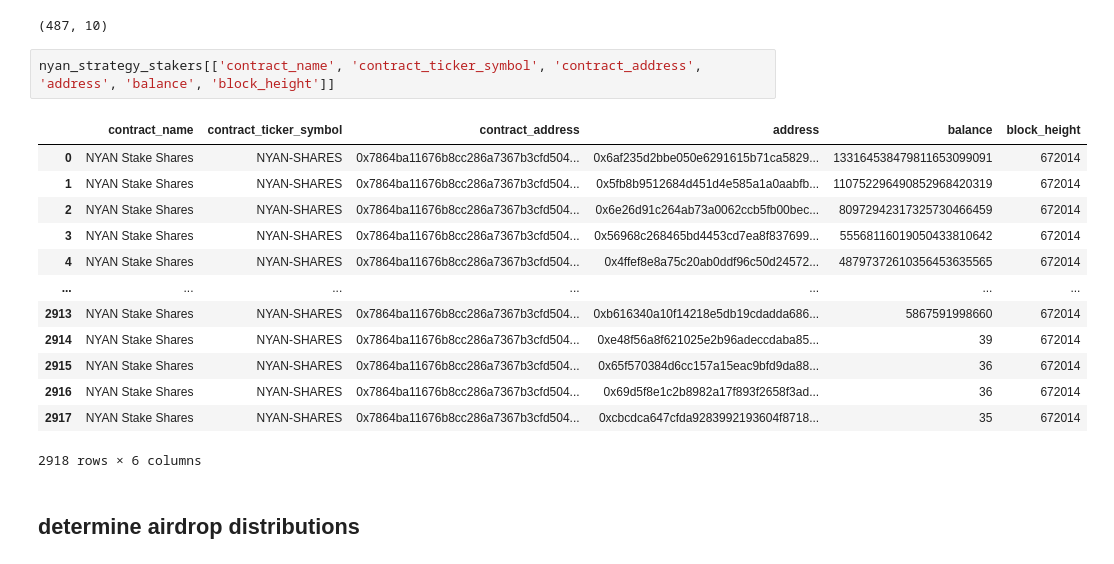
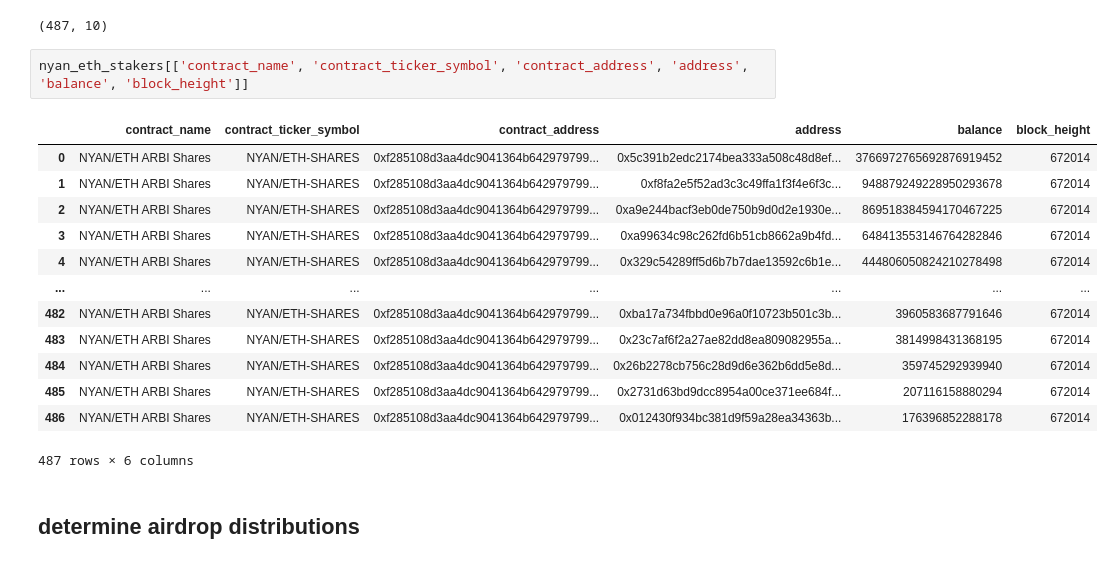
Before and after one commit to treerao/airdrop-nyan, a Jupyter notebook: airdrop_distribution_final.ipynb, the cells around one changed output. Saved outputs shown, nothing was run; the diff lists cells and outputs as text.

```diff
--- a/airdrop_distribution_final.ipynb
+++ b/airdrop_distribution_final.ipynb
@@ -52,21 +52,21 @@ nyan_eth_stakers.shape
 # %% [output]
 (487, 10)
 # %%
-nyan_strategy_stakers[['contract_name', 'contract_ticker_symbol', 'contract_address', 'address', 'balance', 'block_height']]
+nyan_eth_stakers[['contract_name', 'contract_ticker_symbol', 'contract_address', 'address', 'balance', 'block_height']]
 # %% [output]
 |  | contract_name | contract_ticker_symbol | contract_address | address | balance | block_height |
-| 0 | NYAN Stake Shares | NYAN-SHARES | 0x7864ba11676b8cc286a7367b3cfd504... | 0x6af235d2bbe050e6291615b71ca5829... | 133164538479811653099091 | 672014 |
-| 1 | NYAN Stake Shares | NYAN-SHARES | 0x7864ba11676b8cc286a7367b3cfd504... | 0x5fb8b9512684d451d4e585a1a0aabfb... | 110752296490852968420319 | 672014 |
-| 2 | NYAN Stake Shares | NYAN-SHARES | 0x7864ba11676b8cc286a7367b3cfd504... | 0x6e26d91c264ab73a0062ccb5fb00bec... | 80972942317325730466459 | 672014 |
-| 3 | NYAN Stake Shares | NYAN-SHARES | 0x7864ba11676b8cc286a7367b3cfd504... | 0x56968c268465bd4453cd7ea8f837699... | 55568116019050433810642 | 672014 |
-| 4 | NYAN Stake Shares | NYAN-SHARES | 0x7864ba11676b8cc286a7367b3cfd504... | 0x4ffef8e8a75c20ab0ddf96c50d24572... | 48797372610356453635565 | 672014 |
+| 0 | NYAN/ETH ARBI Shares | NYAN/ETH-SHARES | 0xf285108d3aa4dc9041364b642979799... | 0x5c391b2edc2174bea333a508c48d8ef... | 3766972765692876919452 | 672014 |
+| 1 | NYAN/ETH ARBI Shares | NYAN/ETH-SHARES | 0xf285108d3aa4dc9041364b642979799... | 0xf8fa2e5f52ad3c3c49ffa1f3f4e6f3c... | 948879249228950293678 | 672014 |
+| 2 | NYAN/ETH ARBI Shares | NYAN/ETH-SHARES | 0xf285108d3aa4dc9041364b642979799... | 0xa9e244bacf3eb0de750b9d0d2e1930e... | 869518384594170467225 | 672014 |
+| 3 | NYAN/ETH ARBI Shares | NYAN/ETH-SHARES | 0xf285108d3aa4dc9041364b642979799... | 0xa99634c98c262fd6b51cb8662a9b4fd... | 648413553146764282846 | 672014 |
+| 4 | NYAN/ETH ARBI Shares | NYAN/ETH-SHARES | 0xf285108d3aa4dc9041364b642979799... | 0x329c54289ff5d6b7b7dae13592c6b1e... | 444806050824210278498 | 672014 |
 | ... | ... | ... | ... | ... | ... | ... |
-| 2913 | NYAN Stake Shares | NYAN-SHARES | 0x7864ba11676b8cc286a7367b3cfd504... | 0xb616340a10f14218e5db19cdadda686... | 5867591998660 | 672014 |
-| 2914 | NYAN Stake Shares | NYAN-SHARES | 0x7864ba11676b8cc286a7367b3cfd504... | 0xe48f56a8f621025e2b96adeccdaba85... | 39 | 672014 |
-| 2915 | NYAN Stake Shares | NYAN-SHARES | 0x7864ba11676b8cc286a7367b3cfd504... | 0x65f570384d6cc157a15eac9bfd9da88... | 36 | 672014 |
-| 2916 | NYAN Stake Shares | NYAN-SHARES | 0x7864ba11676b8cc286a7367b3cfd504... | 0x69d5f8e1c2b8982a17f893f2658f3ad... | 36 | 672014 |
-| 2917 | NYAN Stake Shares | NYAN-SHARES | 0x7864ba11676b8cc286a7367b3cfd504... | 0xcbcdca647cfda9283992193604f8718... | 35 | 672014 |
+| 482 | NYAN/ETH ARBI Shares | NYAN/ETH-SHARES | 0xf285108d3aa4dc9041364b642979799... | 0xba17a734fbbd0e96a0f10723b501c3b... | 3960583687791646 | 672014 |
+| 483 | NYAN/ETH ARBI Shares | NYAN/ETH-SHARES | 0xf285108d3aa4dc9041364b642979799... | 0x23c7af6f2a27ae82dd8ea809082955a... | 3814998431368195 | 672014 |
+| 484 | NYAN/ETH ARBI Shares | NYAN/ETH-SHARES | 0xf285108d3aa4dc9041364b642979799... | 0x26b2278cb756c28d9d6e362b6dd5e8d... | 359745292939940 | 672014 |
+| 485 | NYAN/ETH ARBI Shares | NYAN/ETH-SHARES | 0xf285108d3aa4dc9041364b642979799... | 0x2731d63bd9dcc8954a00ce371ee684f... | 207116158880294 | 672014 |
+| 486 | NYAN/ETH ARBI Shares | NYAN/ETH-SHARES | 0xf285108d3aa4dc9041364b642979799... | 0x012430f934bc381d9f59a28ea34363b... | 176396852288178 | 672014 |
-2918 rows × 6 columns
+487 rows × 6 columns
 # %% [markdown]
 ## determine airdrop distributions
 # %% [markdown]
```
Also changed, not shown: parts of 11 cells of this notebook, 1 other file.
